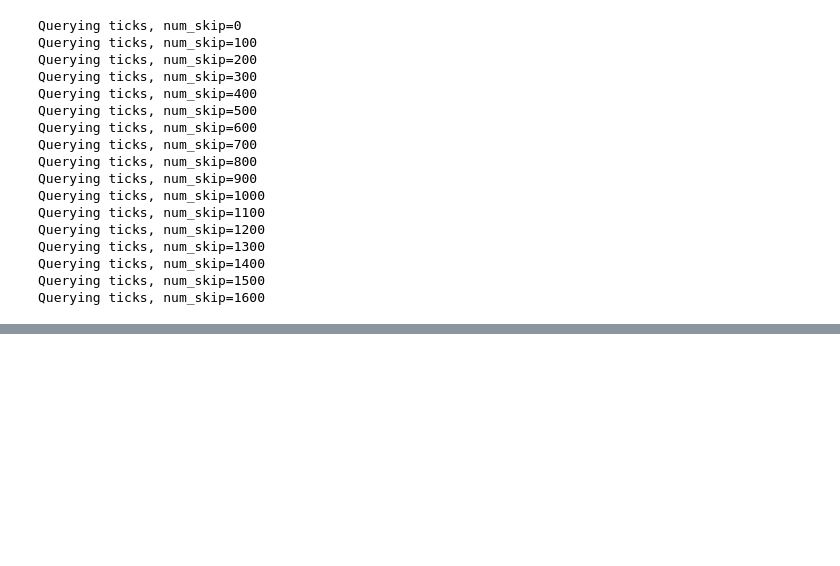
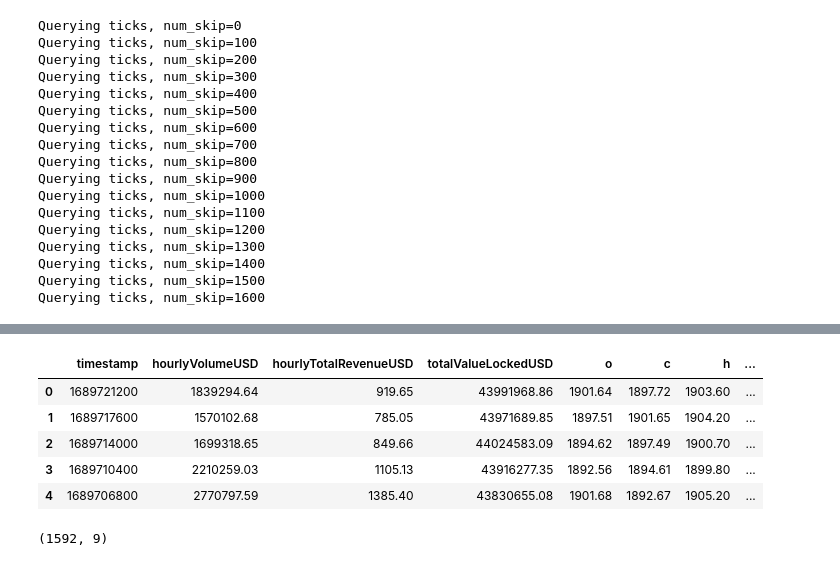
Before and after one commit to zhant09/uniswap-v3-analysis, a Jupyter notebook: notebooks/liquidity_provider/arb_eth_usdc_small_interval.ipynb, the cells around one changed output, grey strips where cells are left out. Drawn from its saved outputs; the diff is of its cells as text; code cells hidden in the pictures; blank space fills up the shorter version.

```diff
--- a/notebooks/liquidity_provider/arb_eth_usdc_small_interval.ipynb
+++ b/notebooks/liquidity_provider/arb_eth_usdc_small_interval.ipynb
@@ -186,0 +187,5 @@ price_df.head()
+# %%
+pd.set_option('display.float_format', lambda x: '%.2f' % x)
+
+arb_df = pd.read_csv("../../data/arb_hour_data_20230719.csv")
+arb_df.head()
@@ -186,0 +199,4 @@ price_df.head()
+# %%
+price_df = price_df[['o', 'c', 'h', 'l', 't']]
+price_df["timestamp"] = (price_df['t'] / 1000).astype(int)
+price_df.head()
@@ -186,0 +210,14 @@ price_df.head()
+# %%
+df = pd.merge(arb_df, price_df, on='timestamp')
+df.head()
+# %% [output]
+|  | timestamp | hourlyVolumeUSD | hourlyTotalRevenueUSD | totalValueLockedUSD | o | c | h | ... |
+| 0 | 1689721200 | 1839294.64 | 919.65 | 43991968.86 | 1901.64 | 1897.72 | 1903.60 | ... |
+| 1 | 1689717600 | 1570102.68 | 785.05 | 43971689.85 | 1897.51 | 1901.65 | 1904.20 | ... |
+| 2 | 1689714000 | 1699318.65 | 849.66 | 44024583.09 | 1894.62 | 1897.49 | 1900.70 | ... |
+| 3 | 1689710400 | 2210259.03 | 1105.13 | 43916277.35 | 1892.56 | 1894.61 | 1899.80 | ... |
+| 4 | 1689706800 | 2770797.59 | 1385.40 | 43830655.08 | 1901.68 | 1892.67 | 1905.20 | ... |
+# %%
+df.shape
+# %% [output]
+(1592, 9)
```
Also changed, not shown: parts of 9 cells of this notebook, 1 other file.
